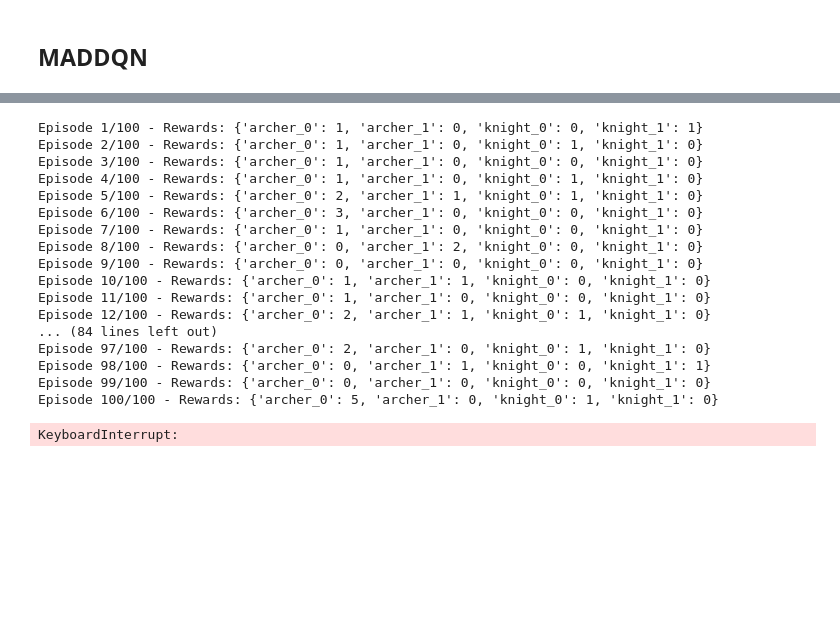
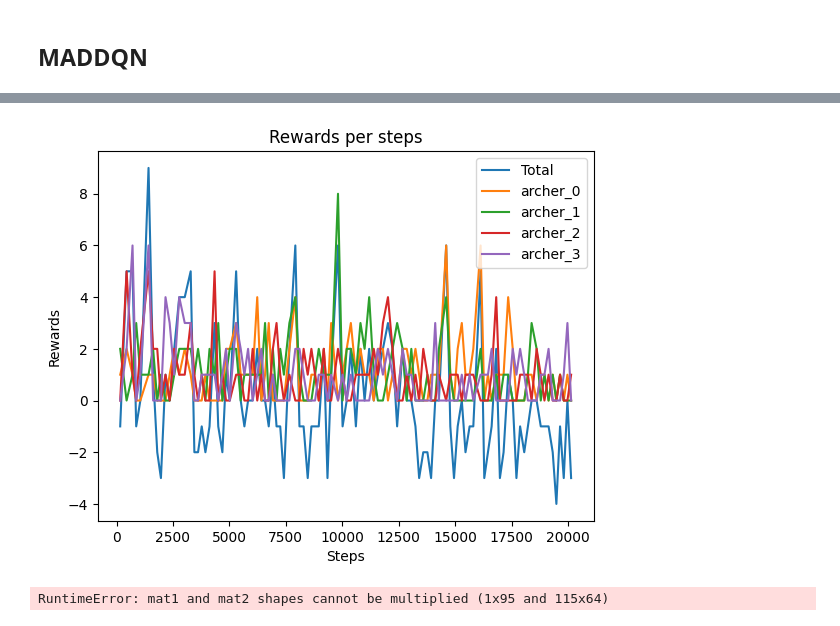
Before and after one commit to MaxMaiche/COCOMA-DeepRL, a Jupyter notebook: KAZ.ipynb, the cells around one changed output, grey strips where cells are left out. Cells and saved outputs as stored; diff of their text form; code cells hidden in the pictures; blank space fills up the shorter version.

```diff
--- a/KAZ.ipynb
+++ b/KAZ.ipynb
@@ -430,7 +487,31 @@ Steps 200202/200000 (100.101%) - Rewards: (4, -1, -1, -1)
 Entraînement terminé!
+# %%
+
+# Affichage des récompenses
+plt.plot(step_count, episode_rewards)
+plt.plot(step_count, agents_rewards[agents[0]])
+plt.plot(step_count, agents_rewards[agents[1]])
+plt.plot(step_count, agents_rewards[agents[2]])
+plt.plot(step_count, agents_rewards[agents[3]])
+plt.legend(["Total", agents[0], agents[1], agents[2], agents[3]])
+plt.xlabel("Steps")
+plt.ylabel("Rewards")
+plt.title("Rewards per steps")
+plt.show()
+# %% [output]
+[figure, added]
 # %%
 
-env = knights_archers_zombies_v10.env(render_mode="rgb_array")
+env = knights_archers_zombies_v10.env(  render_mode="rgb_array",
+  spawn_rate=20,
+  num_archers=4,
+  num_knights=0,
+  max_zombies=10,
+  max_arrows=8,
+  killable_knights=True,
+  killable_archers=True,
+  max_cycles=900,)
+
 env = aec_to_parallel(env)
 env.reset()
 frames = []
@@ -458,12 +539,14 @@ for episode in range(num_episodes):
             if not done[agent]:
                 with torch.no_grad():
                     action = torch.argmax(q_networks[agent](torch.FloatTensor(state[agent].flatten()))).item()
+                # if action == 4:
+                #     print(f"agent {agent} action {action} at step {len(frames)}")
                 actions[agent] = action
 
         next_state, rewards, dones, _, _= env.step(actions)
         frames.append(env.render())
         allframes.append(frames[-1])
-
+        # print(f"{dones=}, {rewards=}")
         for agent in agents:
             if not done[agent]:
                 episode_reward[agent] += rewards[agent]
@@ -480,21 +563,4 @@ for episode in range(num_episodes):
 imageio.mimsave("best_dqn_knights_archers_zombies.mp4", frames, fps=15)
 # imageio.mimsave("all_dqn_knights_archers_zombies.mp4", allframes, fps=50)
 # %% [output]
-Episode 1/100 - Rewards: {'archer_0': 1, 'archer_1': 0, 'knight_0': 0, 'knight_1': 1}
-Episode 2/100 - Rewards: {'archer_0': 1, 'archer_1': 0, 'knight_0': 1, 'knight_1': 0}
-Episode 3/100 - Rewards: {'archer_0': 1, 'archer_1': 0, 'knight_0': 0, 'knight_1': 0}
-Episode 4/100 - Rewards: {'archer_0': 1, 'archer_1': 0, 'knight_0': 1, 'knight_1': 0}
-Episode 5/100 - Rewards: {'archer_0': 2, 'archer_1': 1, 'knight_0': 1, 'knight_1': 0}
-Episode 6/100 - Rewards: {'archer_0': 3, 'archer_1': 0, 'knight_0': 0, 'knight_1': 0}
-Episode 7/100 - Rewards: {'archer_0': 1, 'archer_1': 0, 'knight_0': 0, 'knight_1': 0}
-Episode 8/100 - Rewards: {'archer_0': 0, 'archer_1': 2, 'knight_0': 0, 'knight_1': 0}
-Episode 9/100 - Rewards: {'archer_0': 0, 'archer_1': 0, 'knight_0': 0, 'knight_1': 0}
-Episode 10/100 - Rewards: {'archer_0': 1, 'archer_1': 1, 'knight_0': 0, 'knight_1': 0}
-Episode 11/100 - Rewards: {'archer_0': 1, 'archer_1': 0, 'knight_0': 0, 'knight_1': 0}
-Episode 12/100 - Rewards: {'archer_0': 2, 'archer_1': 1, 'knight_0': 1, 'knight_1': 0}
-... (84 lines left out)
-Episode 97/100 - Rewards: {'archer_0': 2, 'archer_1': 0, 'knight_0': 1, 'knight_1': 0}
-Episode 98/100 - Rewards: {'archer_0': 0, 'archer_1': 1, 'knight_0': 0, 'knight_1': 1}
-Episode 99/100 - Rewards: {'archer_0': 0, 'archer_1': 0, 'knight_0': 0, 'knight_1': 0}
-Episode 100/100 - Rewards: {'archer_0': 5, 'archer_1': 0, 'knight_0': 1, 'knight_1': 0}
+RuntimeError: mat1 and mat2 shapes cannot be multiplied (1x95 and 115x64)
-KeyboardInterrupt:
```
Also changed, not shown: parts of 2 cells of this notebook, 54 other files.
